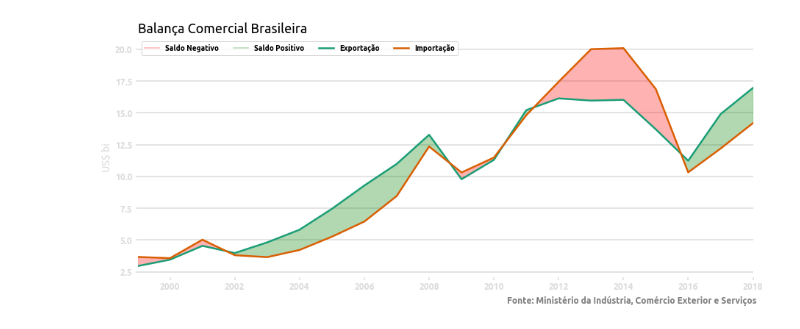
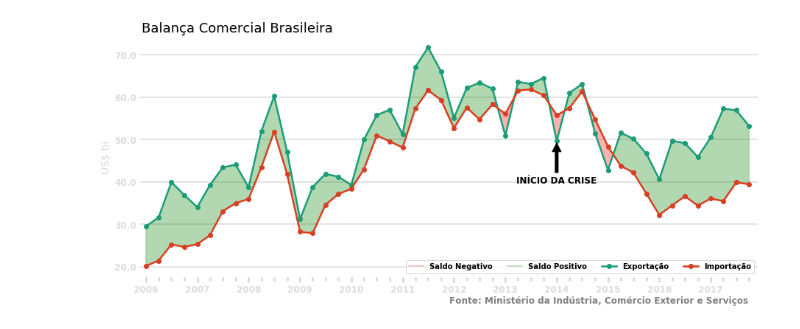
Before and after one commit to rafaelpadovezi/charts-charts-charts, a Jupyter notebook: notebooks/dolar-balanca-comercial/Balança Comercial Brasileira.ipynb, the cells around one changed output. Drawn from its saved outputs; the diff is of its cells as text; code cells hidden in the pictures.

Commit message:
Changes in data and chart

```diff
--- a/notebooks/dolar-balanca-comercial/Balança Comercial Brasileira.ipynb
+++ b/notebooks/dolar-balanca-comercial/Balança Comercial Brasileira.ipynb
@@ -59,0 +54,3 @@ plt.show()
+# %%
+balanca = pd.read_csv('TOTAL.csv', parse_dates=[['CO_ANO', 'CO_MES']], index_col='CO_ANO_CO_MES', thousands=',')
+balanca.head()
@@ -59,0 +67,9 @@ plt.show()
+# %%
+start_date = '2006-01-01'
+end_date = '2017-12-01'
+balanca_crise = balanca.resample('QS').sum().loc[start_date:end_date]
+x = balanca_crise.index
+y_in = balanca_crise.US_FOB_IMP.tolist()
+y_out = balanca_crise.US_FOB_EXP.tolist()
+negative_balance = (balanca_crise.US_FOB_IMP > balanca_crise.US_FOB_EXP).tolist()
+positive_balance = (balanca_crise.US_FOB_IMP < balanca_crise.US_FOB_EXP).tolist()
@@ -60,50 +78,71 @@ plt.show()
 # %%
-x = balanca.index
-y_in = balanca.IMPORTACAO.tolist()
-y_out = balanca.EXPORTACAO.tolist()
+families = ['DejaVu Sans']
+matplotlib.rcParams.update({'font.size': 12, 'font.family': families, 'font.weight': 'semibold'})
 alpha = 0.3
 axis_color = '#dcdcdc'
 
-fig = plt.figure(figsize=(15, 6))
+fig = plt.figure(figsize=(15, 6), facecolor='white')
 ax1 = plt.subplot2grid((1, 1), (0, 0))
 
-plt.grid(color=axis_color, axis='y', linewidth=1.5)
-ax1.tick_params(axis='x', colors=axis_color, width=1.5)
-ax1.tick_params(axis='y', colors=axis_color, width=1.5)
-ax1.yaxis.label.set_color(axis_color)
+def build_ticks():
+    ax1.set_xlim(pd.to_datetime('2005-12-01'), pd.to_datetime(end_date))
+    ax1.tick_params(axis='x', colors=axis_color, width=3, which='minor', length=5)
+    ax1.tick_params(axis='x', colors=axis_color, width=3, which='major', length=7)
+    ax1.tick_params(axis='y', colors=axis_color, width=1.5)
+    ax1.yaxis.label.set_color(axis_color)
+    plt.ylabel('US$ bi', fontsize=14)
+    def mjrFormatter(x, pos):
+        return "{:,}".format(x/1000000000)
 
-ax1.plot([], [], label='Saldo Negativo', color='r', alpha=alpha)
-ax1.plot([], [], label='Saldo Positivo', color='g', alpha=alpha)
-ax1.plot(x, y_out , label='Exportação', linewidth=2.5, color='#1b9e77')
-ax1.plot(x, y_in, label='Importação', linewidth=2.5, color='#d95f02')
-ax1.fill_between(x, y_out, y_in,
-                 alpha=alpha, color='r', interpolate=True,
-                 where=(balanca.IMPORTACAO > balanca.EXPORTACAO).tolist(), zorder=2)
-ax1.fill_between(x, y_out, y_in,
-                 alpha=alpha, color='g', interpolate=True,
-                 where=(balanca.IMPORTACAO < balanca.EXPORTACAO).tolist(), zorder=2)
-ax1.set_xlim(pd.datetime(1999,1,1), pd.datetime(2018,1,1))
-def mjrFormatter(x, pos):
-    return "{:,}".format(x/1000000000)
+    ax1.yaxis.set_major_formatter(ticker.FuncFormatter(mjrFormatter))
+    years = mdates.YearLocator()   # every year
+    months = mdates.MonthLocator([1, 4, 7, 10])  # every month
+    yearsFmt = mdates.DateFormatter('%Y')
+    monthFmt = mdates.DateFormatter('%m')
+    ax1.xaxis.set_major_locator(years)
+    ax1.xaxis.set_major_formatter(yearsFmt)
+    ax1.xaxis.set_minor_locator(months)
 
-ax1.yaxis.set_major_formatter(ticker.FuncFormatter(mjrFormatter))
+def plot_data():
+    ax1.plot([], [], label='Saldo Negativo', color='r', alpha=alpha)
+    ax1.plot([], [], label='Saldo Positivo', color='g', alpha=alpha)
+    ax1.plot(x, y_out , label='Exportação', linewidth=2.5, color='#1b9e77', marker='o')
+    ax1.plot(x, y_in, label='Importação', linewidth=2.5, color='#d93f22', marker='o')
+    ax1.fill_between(x, y_out, y_in,
+                     alpha=alpha, color='r', interpolate=True,
+                     where=negative_balance, zorder=2)
+    ax1.fill_between(x, y_out, y_in,
+                     alpha=alpha, color='g', interpolate=True,
+                     where=positive_balance, zorder=2)
 
-ax1.spines['right'].set_visible(False)
-ax1.spines['top'].set_visible(False)
-ax1.spines['bottom'].set_visible(False)
-ax1.spines['left'].set_visible(False)
+def format_grid():
+    plt.grid(color=axis_color, axis='y', linewidth=1.5)
+    ax1.spines['right'].set_visible(False)
+    ax1.spines['top'].set_visible(False)
+    ax1.spines['bottom'].set_visible(False)
+    ax1.spines['left'].set_visible(False)
 
-plt.ylabel('US$ bi', fontsize=14)
+build_ticks()
+plot_data()
+format_grid()
+
 plt.title('Balança Comercial Brasileira', fontsize=18, loc='left')
 
 plt.legend(fontsize=10, ncol=4, frameon=None)
 
-ax1.text(0.6, -0.12, 'Fonte: Ministério da Indústria, Comércio Exterior e Serviços',
+ax1.text(0.5, -0.12, 'Fonte: Ministério da Indústria, Comércio Exterior e Serviços',
         horizontalalignment='left',
         verticalalignment='bottom',
         transform=ax1.transAxes,
         color='grey')
 
+plt.annotate(
+    'INÍCIO DA CRISE',
+    xy=(pd.datetime(2014, 1, 1), balanca_crise.loc['2014-01-01'].US_FOB_EXP),
+    arrowprops=dict(facecolor='black', shrink=0.05),
+    xytext=(pd.datetime(2014,1, 1), balanca_crise.loc['2014-01-01'].US_FOB_EXP/1.25),
+    horizontalalignment='center')
+
 plt.show()
 # %% [output]
-[figure, old version]
+[figure, new version]
```
Also changed, not shown: parts of 7 cells of this notebook, 3 other files.
